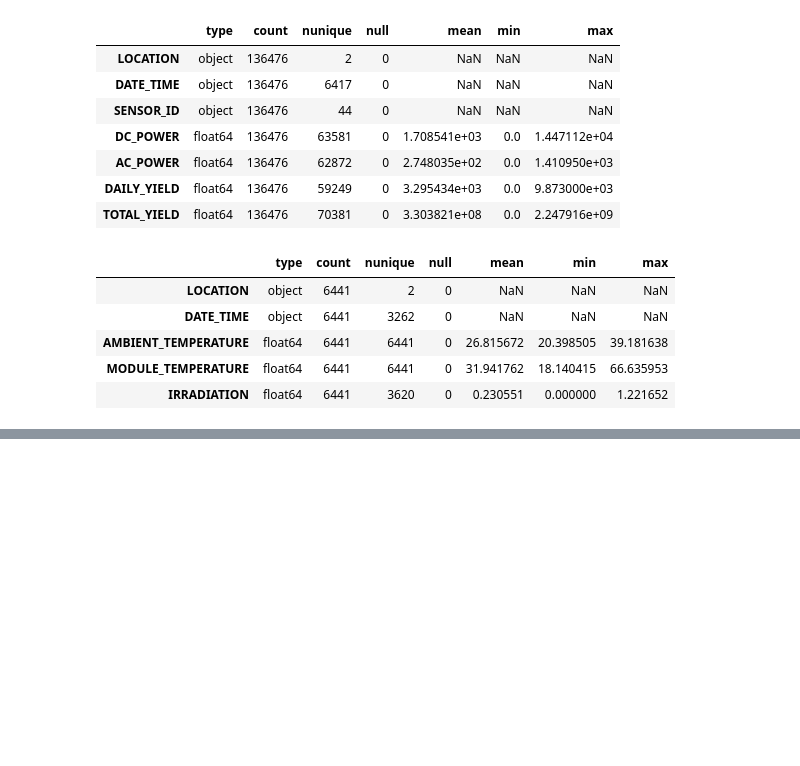
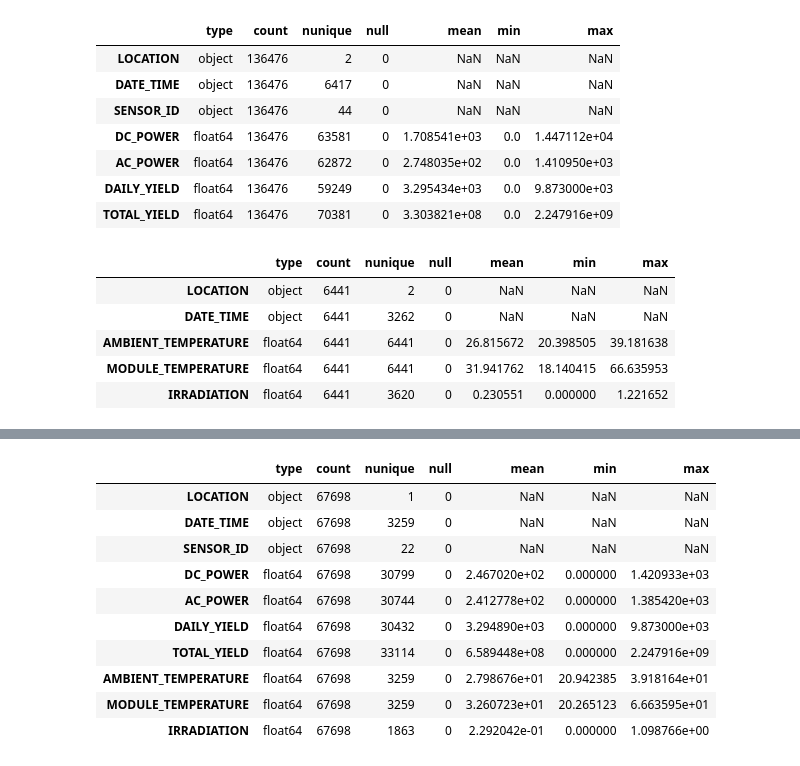
Before and after one commit to AkinduH/SLIIT-Datathon-2024, a Jupyter notebook: Data_Preparation.ipynb, the cells around one changed output, grey strips where cells are left out. Saved outputs shown, nothing was run; the diff lists cells and outputs as text; code cells hidden in the pictures; blank space fills up the shorter version.

```diff
--- a/Data_Preparation.ipynb
+++ b/Data_Preparation.ipynb
@@ -136,0 +164,14 @@ sensor_df
+# %%
+customDescription(df_B)
+# %% [output]
+|  | type | count | nunique | null | mean | min | max |
+| LOCATION | object | 67698 | 1 | 0 | NaN | NaN | NaN |
+| DATE_TIME | object | 67698 | 3259 | 0 | NaN | NaN | NaN |
+| SENSOR_ID | object | 67698 | 22 | 0 | NaN | NaN | NaN |
+| DC_POWER | float64 | 67698 | 30799 | 0 | 2.467020e+02 | 0.000000 | 1.420933e+03 |
+| AC_POWER | float64 | 67698 | 30744 | 0 | 2.412778e+02 | 0.000000 | 1.385420e+03 |
+| DAILY_YIELD | float64 | 67698 | 30432 | 0 | 3.294890e+03 | 0.000000 | 9.873000e+03 |
+| TOTAL_YIELD | float64 | 67698 | 33114 | 0 | 6.589448e+08 | 0.000000 | 2.247916e+09 |
+| AMBIENT_TEMPERATURE | float64 | 67698 | 3259 | 0 | 2.798676e+01 | 20.942385 | 3.918164e+01 |
+| MODULE_TEMPERATURE | float64 | 67698 | 3259 | 0 | 3.260723e+01 | 20.265123 | 6.663595e+01 |
+| IRRADIATION | float64 | 67698 | 1863 | 0 | 2.292042e-01 | 0.000000 | 1.098766e+00 |
```
Also changed, not shown: parts of 6 cells of this notebook.
